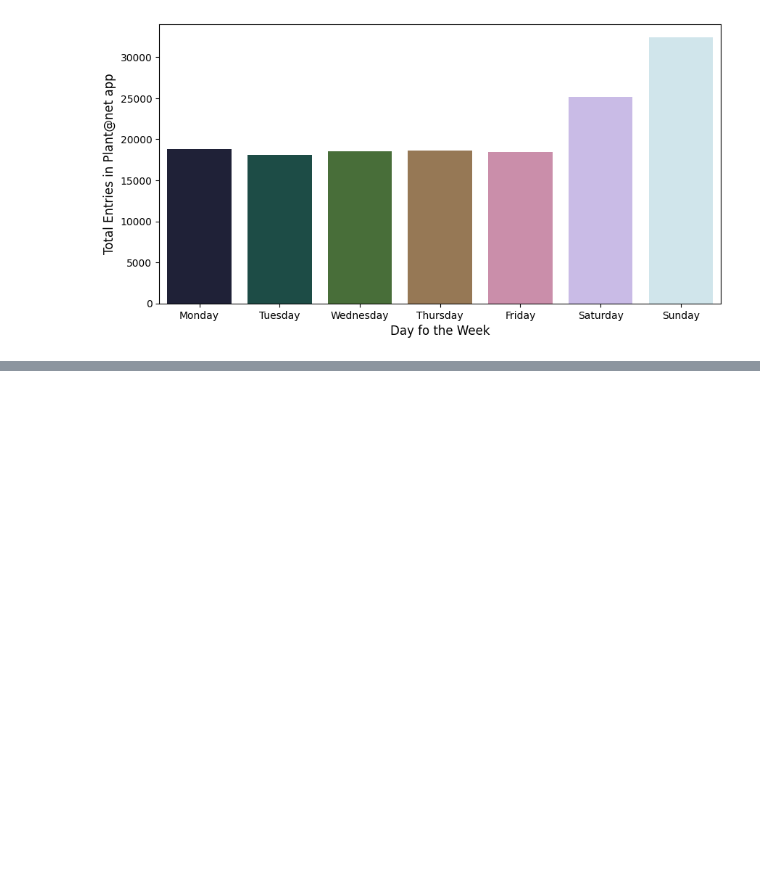
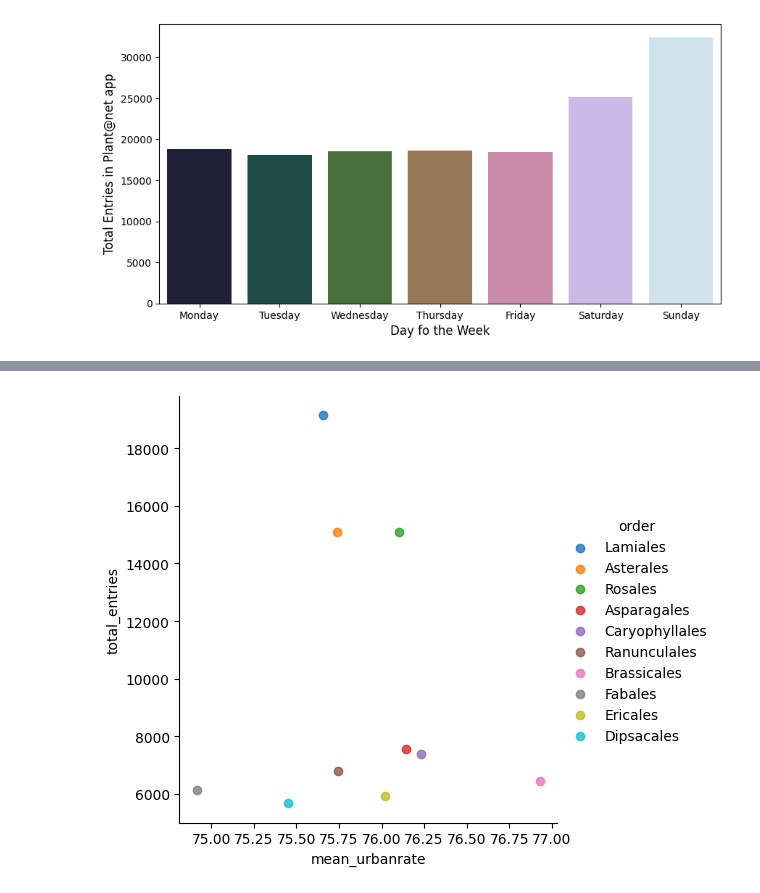
Before and after one commit to Tallaringues/mid-bootcamp-project-plantanet, a Jupyter notebook: Notebooks/EDA.ipynb, the cells around one changed output, grey strips where cells are left out. Saved outputs shown, nothing was run; the diff lists cells and outputs as text; code cells hidden in the pictures; blank space fills up the shorter version.

```diff
--- a/Notebooks/EDA.ipynb
+++ b/Notebooks/EDA.ipynb
@@ -470,0 +541,7 @@ plt.show()
+# %%
+# total entries in the app (using the unique values of 'occurrenceid') by order of plants
+plant_order_df = plant_nan.pivot_table(index=['order'], values=['urbanrate', 'occurrenceid'],
+                                               aggfunc = {'urbanrate':'mean','occurrenceid':'count'}
+                                      ).rename(columns={'urbanrate':'mean_urbanrate','occurrenceid':'total_entries'}).reset_index()
+
+plant_order_df
@@ -470,0 +562,10 @@ plt.show()
+# %%
+# sort values of previous table by total entries ot get the top10 most registered plant order
+plant_order_top10 = plant_order_df.sort_values(by='total_entries', ascending=False).head(10)
+# %%
+sns.lmplot(x='mean_urbanrate', y='total_entries', data=plant_order_top10,
+           fit_reg=False, # No regression line
+           hue='order')
+plt.show()
+# %% [output]
+[figure, added]
```
Also changed, not shown: parts of 14 cells of this notebook.
